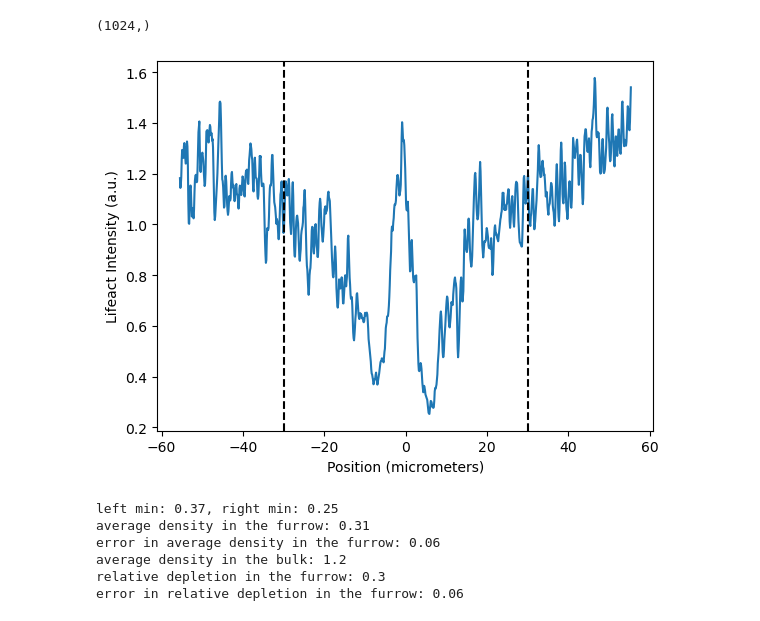
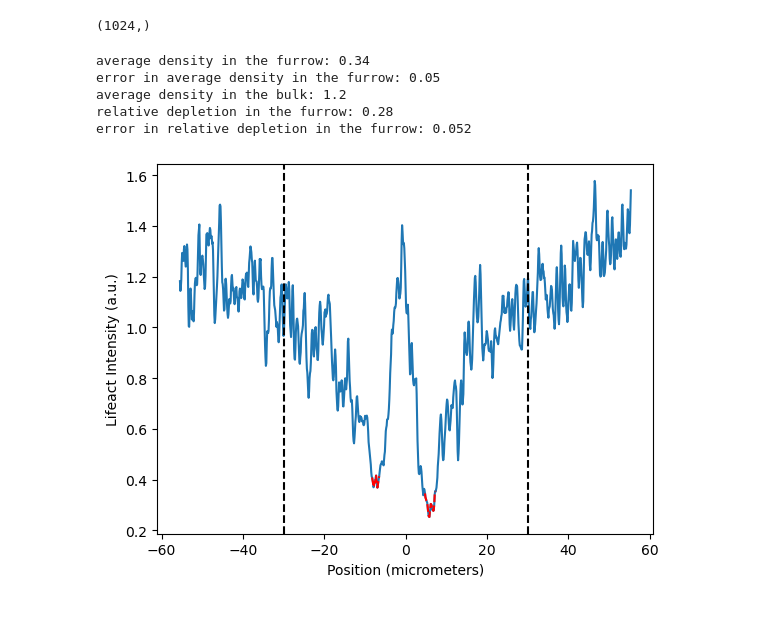
Before and after one commit to Irene-Li/Zebrafish_cleavage, a Jupyter notebook: notebooks/data_analysis.ipynb, the cells around one changed output. Cells and saved outputs as stored; diff of their text form; code cells hidden in the pictures.

```diff
--- a/notebooks/data_analysis.ipynb
+++ b/notebooks/data_analysis.ipynb
@@ -116,35 +122,36 @@ print(lifeact_intensity.shape)
 # %% [output]
 (1024,)
 # %%
-plt.plot(x, lifeact_intensity)
-plt.axvline(30, color='k', linestyle='--')
-plt.axvline(-30, color='k', linestyle='--')
-plt.xlabel('Position (micrometers)')
-plt.ylabel('Lifeact Intensity (a.u.)')
-plt.show()
-
-left_min = np.nanmin(lifeact_intensity[x < 0])
-right_min = np.nanmin(lifeact_intensity[x > 0])
-print('left min: {:.2g}, right min: {:.2g}'.format(left_min, right_min))
-furrow_mean = (left_min + right_min)/2
-print('average density in the furrow: {:.2g}'.format(furrow_mean))
-furrow_error = np.nanstd([left_min, right_min])
-print('error in average density in the furrow: {:.1g}'.format(furrow_error))
+left_min_index = np.argmin(lifeact_intensity[x < 0]) + np.arange(-12, 5)
+right_min_index = np.argmin(lifeact_intensity[x > 0]) + np.arange(-10, 15)
+left_min = lifeact_intensity[x < 0][left_min_index]
+right_min = lifeact_intensity[x > 0][right_min_index]
+mins = np.concatenate([left_min, right_min])
+print('average density in the furrow: {:.2g}'.format(np.mean(mins)))
+print('error in average density in the furrow: {:.1g}'.format(np.std(mins)))
 
 bulk_mean = np.nanmean(lifeact_intensity[(x < -30) | (x > 30)])
 bulk_std = np.nanstd(lifeact_intensity[(x < -30) | (x > 30)])
 
 print('average density in the bulk: {:.2g}'.format(bulk_mean))
 
-ratio = furrow_mean / bulk_mean
+ratio = np.mean(mins) / bulk_mean
 
-print('relative depletion in the furrow: {:.1g}'.format(ratio))
-print('error in relative depletion in the furrow: {:.1g}'.format(ratio*np.sqrt((furrow_error/furrow_mean)**2 + (bulk_std/bulk_mean)**2)))
+print('relative depletion in the furrow: {:.2g}'.format(ratio))
+print('error in relative depletion in the furrow: {:.2g}'.format(ratio*np.sqrt((np.std(mins)/np.mean(mins))**2 + (bulk_std/bulk_mean)**2)))
+
+plt.plot(x, lifeact_intensity)
+plt.axvline(30, color='k', linestyle='--')
+plt.axvline(-30, color='k', linestyle='--')
+plt.plot(x[x<0][left_min_index], left_min, 'r--', label='min in furrow')
+plt.plot(x[x>0][right_min_index], right_min, 'r--', label='min in furrow')
+plt.xlabel('Position (micrometers)')
+plt.ylabel('Lifeact Intensity (a.u.)')
+plt.show()
 # %% [output]
+average density in the furrow: 0.34
+error in average density in the furrow: 0.05
+average density in the bulk: 1.2
+relative depletion in the furrow: 0.28
+error in relative depletion in the furrow: 0.052
-[figure, old version]
+[figure, new version]
-left min: 0.37, right min: 0.25
-average density in the furrow: 0.31
-error in average density in the furrow: 0.06
-average density in the bulk: 1.2
-relative depletion in the furrow: 0.3
-error in relative depletion in the furrow: 0.06
```
Also changed, not shown: parts of 1 cell of this notebook, 5 other files.
